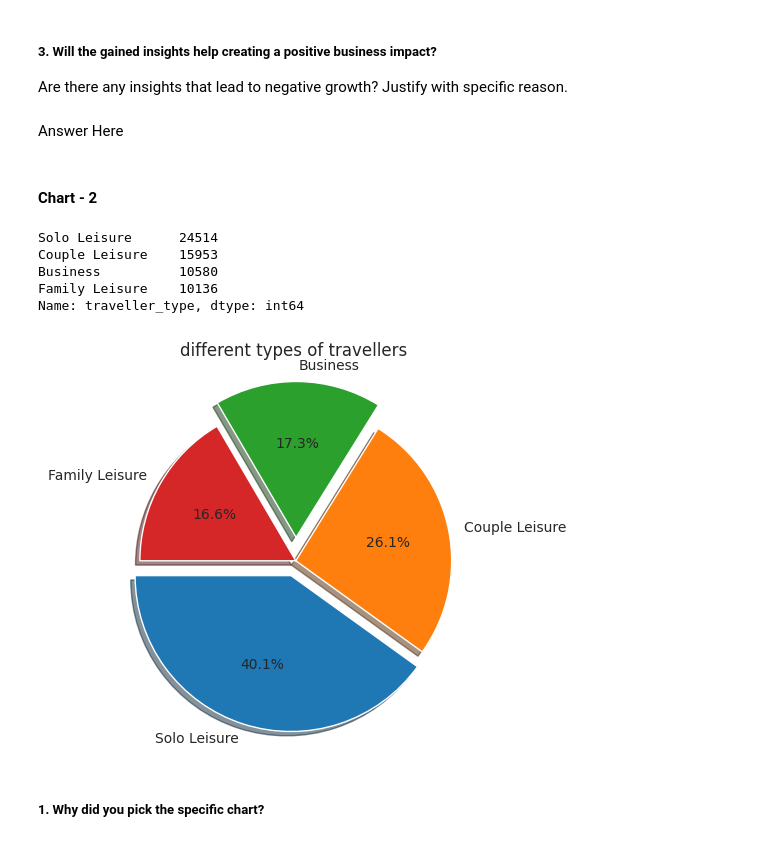
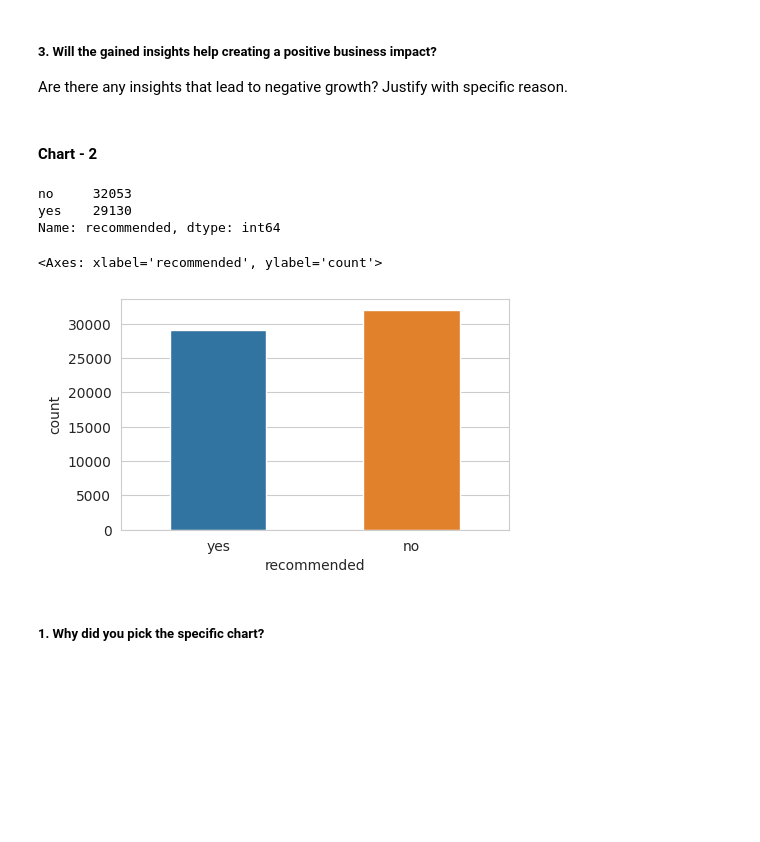
Before and after one commit to vedanttule134/Airline-Passenger-Referral-Prediction, a Jupyter notebook: Airline_Passenger_Referral_Prediction.ipynb, the cells around one changed output. Saved outputs shown, nothing was run; the diff lists cells and outputs as text; code cells hidden in the pictures; blank space fills up the shorter version.

```diff
--- a/Airline_Passenger_Referral_Prediction.ipynb
+++ b/Airline_Passenger_Referral_Prediction.ipynb
@@ -415,33 +415,21 @@ Answer Here
 # %% [markdown]
 ##### 3. Will the gained insights help creating a positive business impact?
 Are there any insights that lead to negative growth? Justify with specific reason.
-# %% [markdown]
-Answer Here
 # %% [markdown]
 #### Chart - 2
 # %%
-airline_df['traveller_type'].value_counts()
+airline_df['recommended'].value_counts()
 # %% [output]
-Solo Leisure      24514
-Couple Leisure    15953
-Business          10580
-Family Leisure    10136
-Name: traveller_type, dtype: int64
+no     32053
+yes    29130
+Name: recommended, dtype: int64
-# %%
-# Chart - 2 visualization code
-labels = 'Solo Leisure' , 'Couple Leisure' , 'Business' , 'Family Leisure'
-sizes = airline_df.traveller_type.value_counts()
-explode = (0.1, 0.0 , 0.15 , 0.0)
-plt.pie(sizes, explode=explode, labels=labels,
-        autopct='%1.1f%%',shadow=True,  startangle=180)
-plt.axis('equal')
-plt.title("different types of travellers")
-plt.plot()
-fig=plt.gcf()
-fig.set_size_inches(5,5)
-plt.show()
-# %% [output]
-[figure, removed]
+# %%
+# Chart - 2 visualization code
+plt.subplots(figsize=(5, 3))
+sns.countplot(x='recommended', data=airline_df, width = 0.5)
+# %% [output]
+<Axes: xlabel='recommended', ylabel='count'>
+[figure, added]
 # %% [markdown]
 ##### 1. Why did you pick the specific chart?
 # %% [markdown]
```
Also changed, not shown: parts of 12 cells of this notebook.
